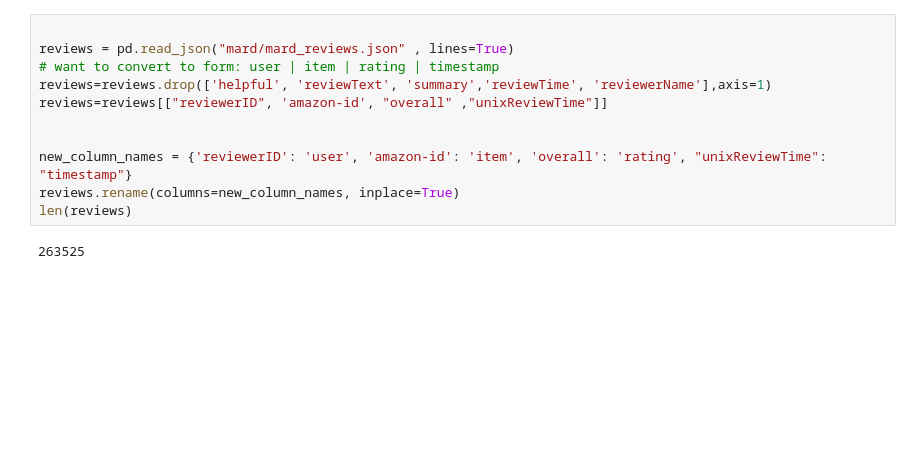
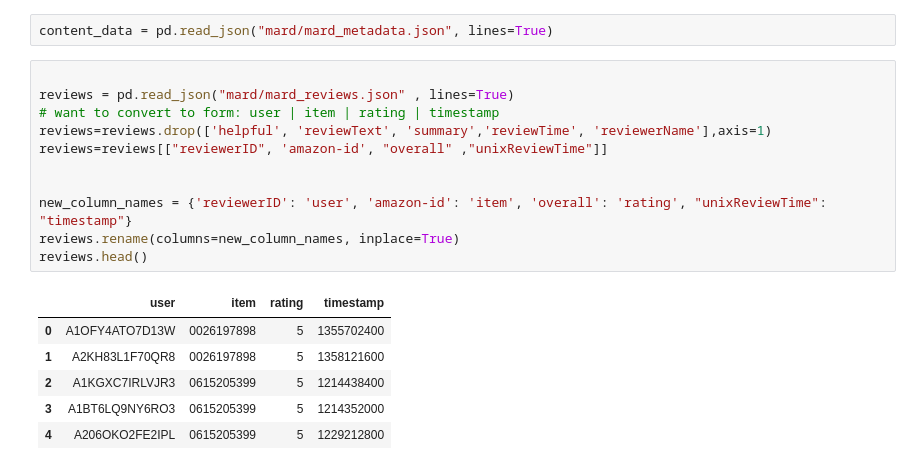
Before and after one commit to lderr4/Fresh-Finds-Album-Recommendation, a Jupyter notebook: evaluation.ipynb, the cells around one changed output. Cells and saved outputs as stored; diff of their text form; blank space fills up the shorter version.

```diff
--- a/evaluation.ipynb
+++ b/evaluation.ipynb
@@ -9,13 +52,20 @@ from lenskit import crossfold as xf, batch, topn, util
+# %%
+content_data = pd.read_json("mard/mard_metadata.json", lines=True)
 # %%
 
 reviews = pd.read_json("mard/mard_reviews.json" , lines=True)
 # want to convert to form: user | item | rating | timestamp
 reviews=reviews.drop(['helpful', 'reviewText', 'summary','reviewTime', 'reviewerName'],axis=1)
 reviews=reviews[["reviewerID", 'amazon-id', "overall" ,"unixReviewTime"]]
 
 
 new_column_names = {'reviewerID': 'user', 'amazon-id': 'item', 'overall': 'rating', "unixReviewTime": "timestamp"}
 reviews.rename(columns=new_column_names, inplace=True)
-len(reviews)
+reviews.head()
 # %% [output]
-263525
+|  | user | item | rating | timestamp |
+| 0 | A1OFY4ATO7D13W | 0026197898 | 5 | 1355702400 |
+| 1 | A2KH83L1F70QR8 | 0026197898 | 5 | 1358121600 |
+| 2 | A1KGXC7IRLVJR3 | 0615205399 | 5 | 1214438400 |
+| 3 | A1BT6LQ9NY6RO3 | 0615205399 | 5 | 1214352000 |
+| 4 | A206OKO2FE2IPL | 0615205399 | 5 | 1229212800 |
```
Also changed, not shown: parts of 13 cells of this notebook, 7 other files.
